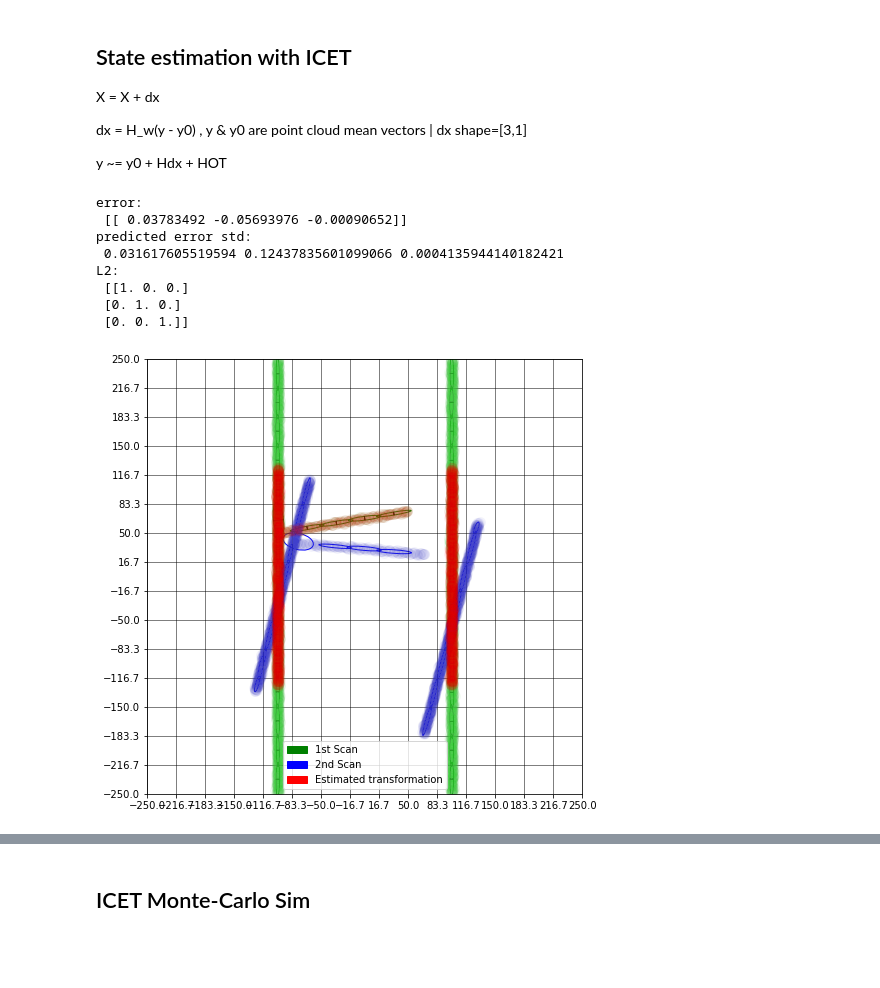
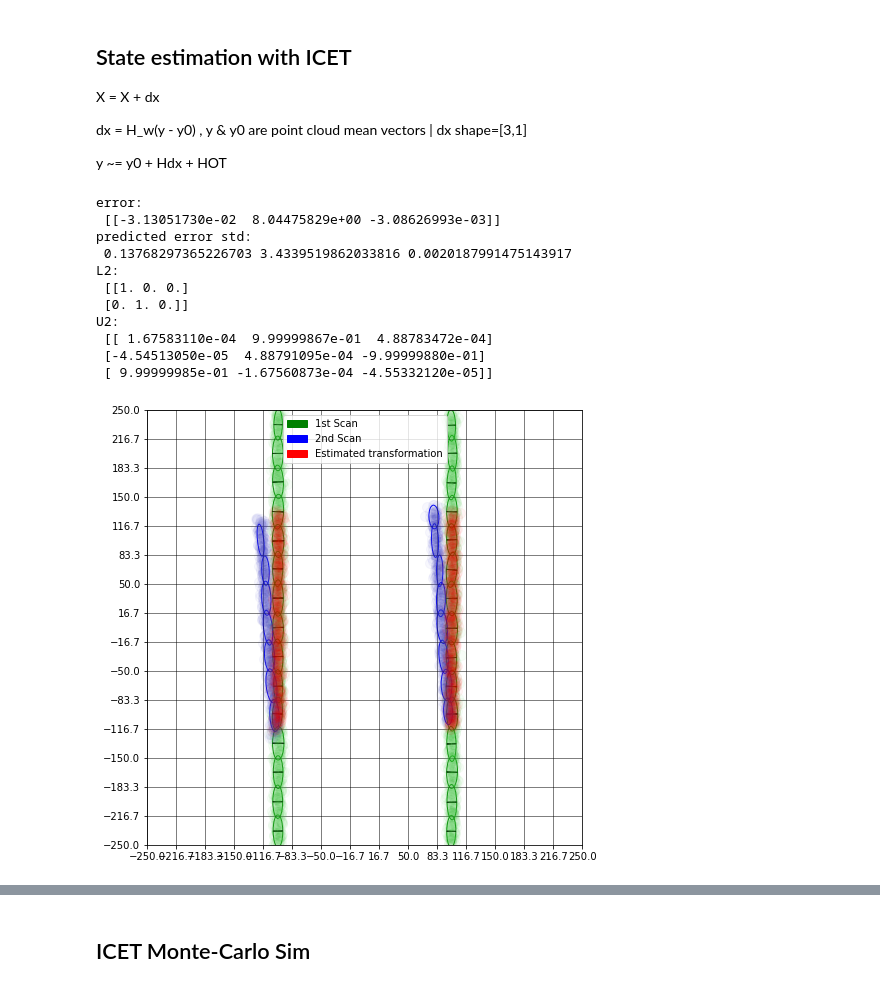
Before and after one commit to mcdermatt/ASAR, a Jupyter notebook: v1/train_network.ipynb, the cells around one changed output, grey strips where cells are left out. Saved outputs shown, nothing was run; the diff lists cells and outputs as text; code cells hidden in the pictures; blank space fills up the shorter version.

```diff
--- a/v1/train_network.ipynb
+++ b/v1/train_network.ipynb
@@ -705,41 +705,44 @@ blue = mpatches.Patch(color='blue', label='2nd Scan')
 red = mpatches.Patch(color='red', label='Estimated transformation')
 plt.legend(handles=[green, blue, red])
 
 
 fidelity = 15     # [N x N] grid of ellipses
-nc = 25    # number of cycles
-min_num_pts = 30  # minimum number of points per ellipse #works well with 5 for default
+nc = 100    # number of cycles
+min_num_pts = 40  # minimum number of points per ellipse #works well with 5 for default
 atd = True #along track demo
 
 if atd == True:
     X, Q, hist, x_actual, condinfo = ICET_v2(dat1[a],dat2[a],fig12,ax12,
                                               fid = fidelity, num_cycles = nc, min_num_pts = min_num_pts, along_track_demo = atd)
 #     print("x actual: \n", x_actual)
     print("error: \n", x_actual+X.T)
 else:
     X, Q, hist, condinfo = ICET_v2(dat1[a],dat2[a],fig12,ax12,
                                     fid = fidelity, num_cycles = nc, min_num_pts = min_num_pts, along_track_demo = atd)
 # print("best transformation X = \n", X.T)
 # print("Q = \n", Q)
 
 print("predicted error std: \n", np.sqrt(Q[0,0]), np.sqrt(Q[1,1]), np.sqrt(Q[2,2]))
 
 print("L2: \n", condinfo[0])
 # print("lam: \n", condinfo[1])
-# print("U2: \n", condinfo[2])
+print("U2: \n", condinfo[2])
 
 x_hat_hist, y_hist, z_hist = hist
 # print(y_hist)
 # %% [output]
 error:
- [[ 0.03783492 -0.05693976 -0.00090652]]
+ [[-3.13051730e-02  8.04475829e+00 -3.08626993e-03]]
 predicted error std:
- 0.031617605519594 0.12437835601099066 0.0004135944140182421
+ 0.13768297365226703 3.4339519862033816 0.0020187991475143917
 L2:
  [[1. 0. 0.]
- [0. 1. 0.]
- [0. 0. 1.]]
+ [0. 1. 0.]]
+U2:
+ [[ 1.67583110e-04  9.99999867e-01  4.88783472e-04]
+ [-4.54513050e-05  4.88791095e-04 -9.99999880e-01]
+ [ 9.99999985e-01 -1.67560873e-04 -4.55332120e-05]]
-[figure, old version]
+[figure, new version]
 # %%
 # fig13 = plt.figure()
 # ax13 = fig13.add_subplot()
```
Also changed, not shown: parts of 4 cells of this notebook, 5 other files.
